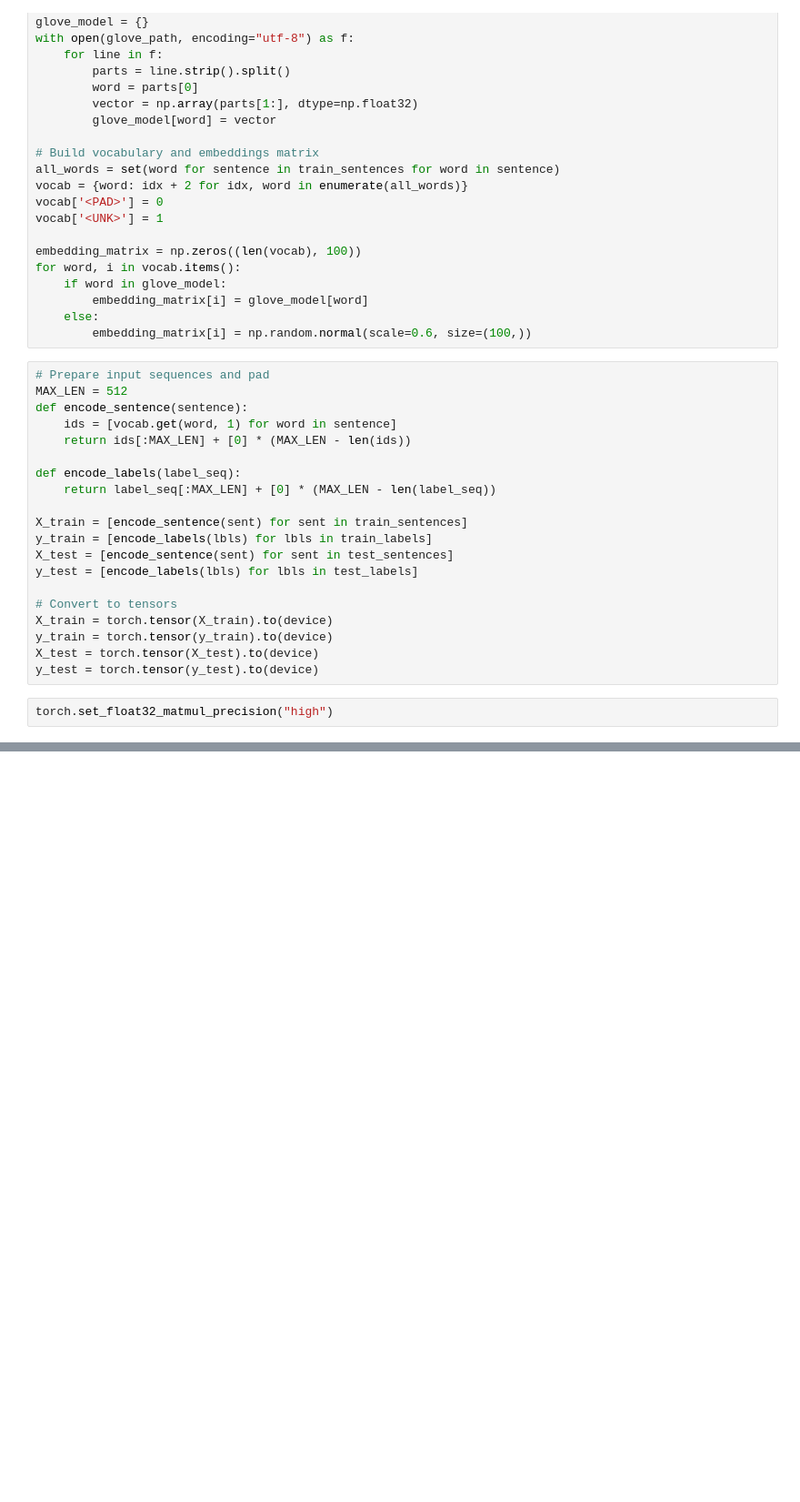
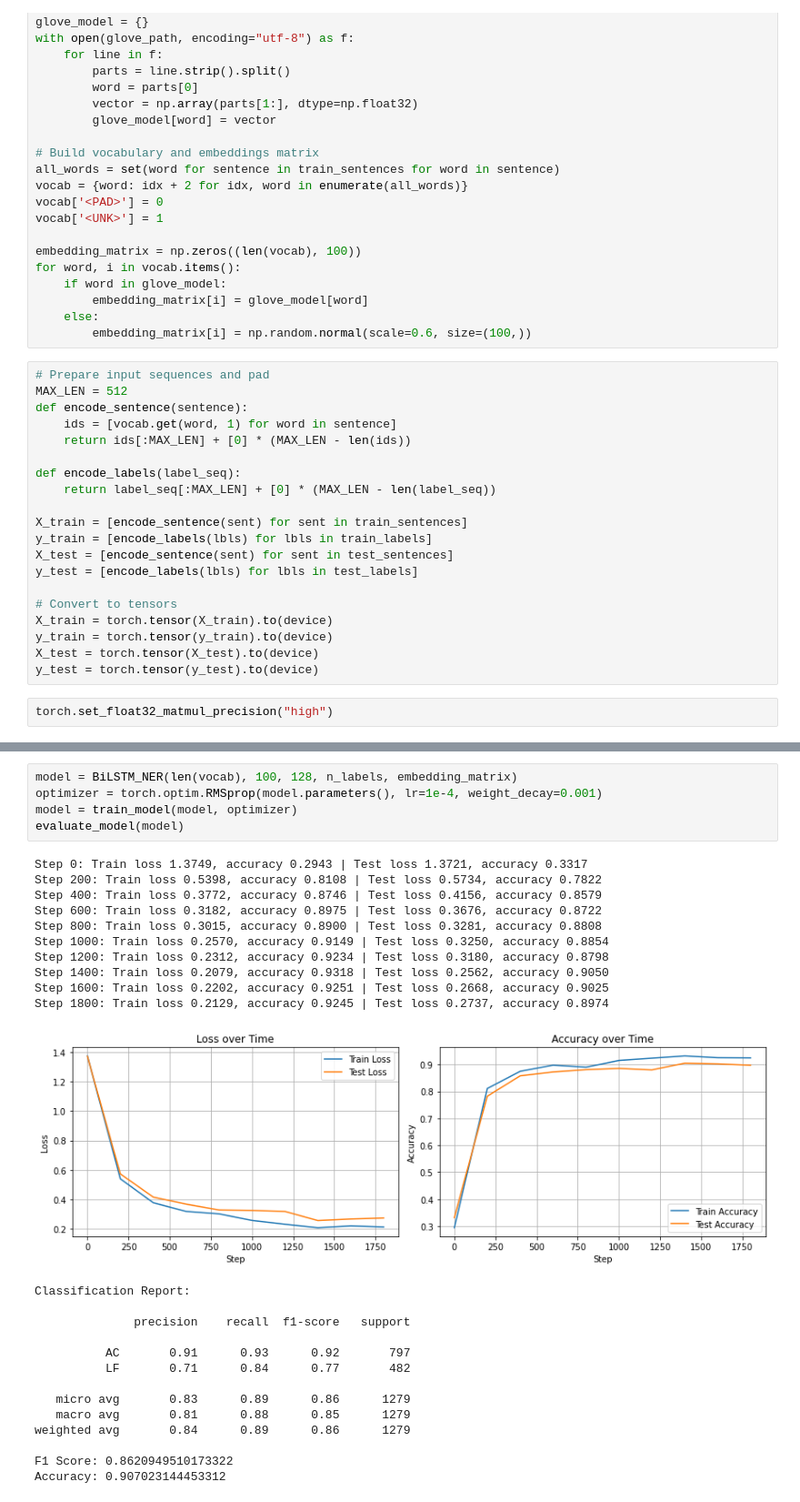
Before and after one commit to DonRL10/NLP-project, a Jupyter notebook: nlp_project(glove_bilstm).ipynb, the cells around one changed output, grey strips where cells are left out. Shown: that part at 91% size. Drawn from its saved outputs; the diff is of its cells as text; blank space fills up the shorter version.

```diff
--- a/nlp_project(glove_bilstm).ipynb
+++ b/nlp_project(glove_bilstm).ipynb
@@ -192,0 +339,30 @@ print("Accuracy:", accuracy_score(true_str, pred_str))
+# %%
+model = BiLSTM_NER(len(vocab), 100, 128, n_labels, embedding_matrix)
+optimizer = torch.optim.RMSprop(model.parameters(), lr=1e-4, weight_decay=0.001)
+model = train_model(model, optimizer)
+evaluate_model(model)
+# %% [output]
+Step 0: Train loss 1.3749, accuracy 0.2943 | Test loss 1.3721, accuracy 0.3317
+Step 200: Train loss 0.5398, accuracy 0.8108 | Test loss 0.5734, accuracy 0.7822
+Step 400: Train loss 0.3772, accuracy 0.8746 | Test loss 0.4156, accuracy 0.8579
+Step 600: Train loss 0.3182, accuracy 0.8975 | Test loss 0.3676, accuracy 0.8722
+Step 800: Train loss 0.3015, accuracy 0.8900 | Test loss 0.3281, accuracy 0.8808
+Step 1000: Train loss 0.2570, accuracy 0.9149 | Test loss 0.3250, accuracy 0.8854
+Step 1200: Train loss 0.2312, accuracy 0.9234 | Test loss 0.3180, accuracy 0.8798
+Step 1400: Train loss 0.2079, accuracy 0.9318 | Test loss 0.2562, accuracy 0.9050
+Step 1600: Train loss 0.2202, accuracy 0.9251 | Test loss 0.2668, accuracy 0.9025
+Step 1800: Train loss 0.2129, accuracy 0.9245 | Test loss 0.2737, accuracy 0.8974
+[figure, added]
+Classification Report:
+
+              precision    recall  f1-score   support
+
+          AC       0.91      0.93      0.92       797
+          LF       0.71      0.84      0.77       482
+
+   micro avg       0.83      0.89      0.86      1279
+   macro avg       0.81      0.88      0.85      1279
+weighted avg       0.84      0.89      0.86      1279
+
+F1 Score: 0.8620949510173322
+Accuracy: 0.907023144453312
```
Also changed, not shown: parts of 7 cells of this notebook, 1 other file.
